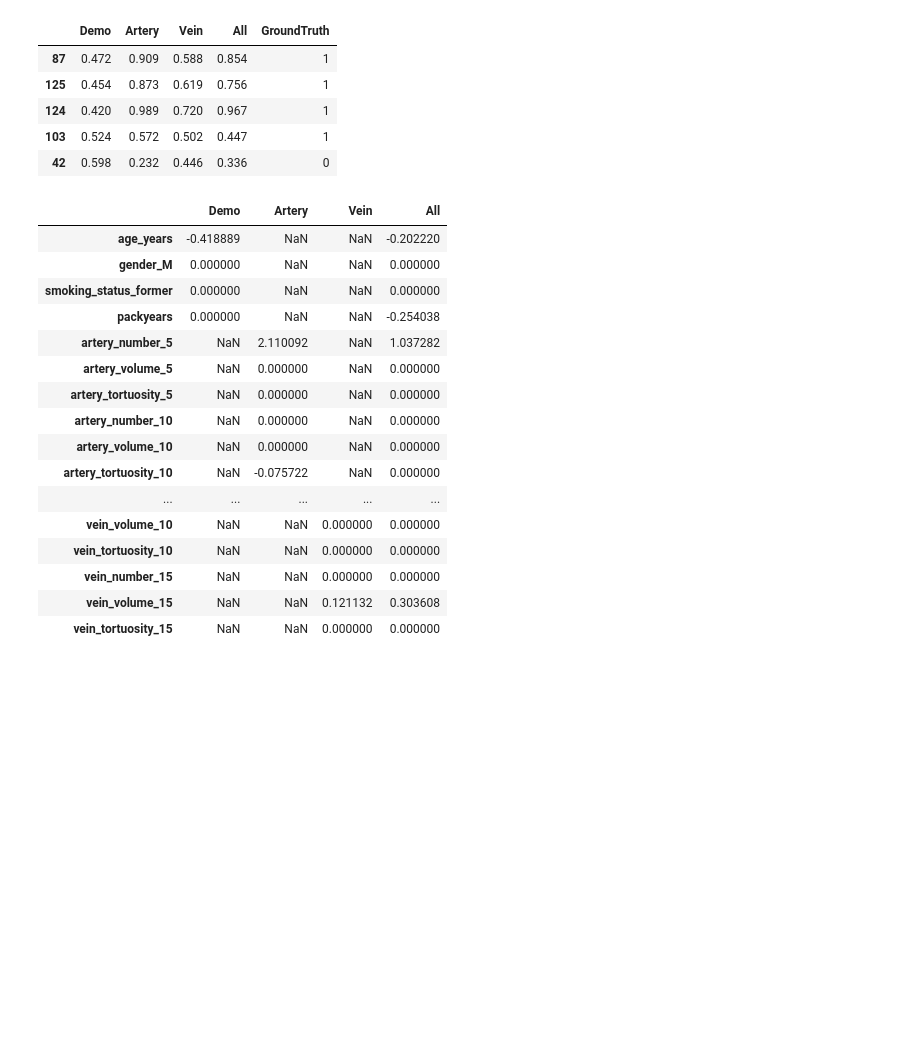
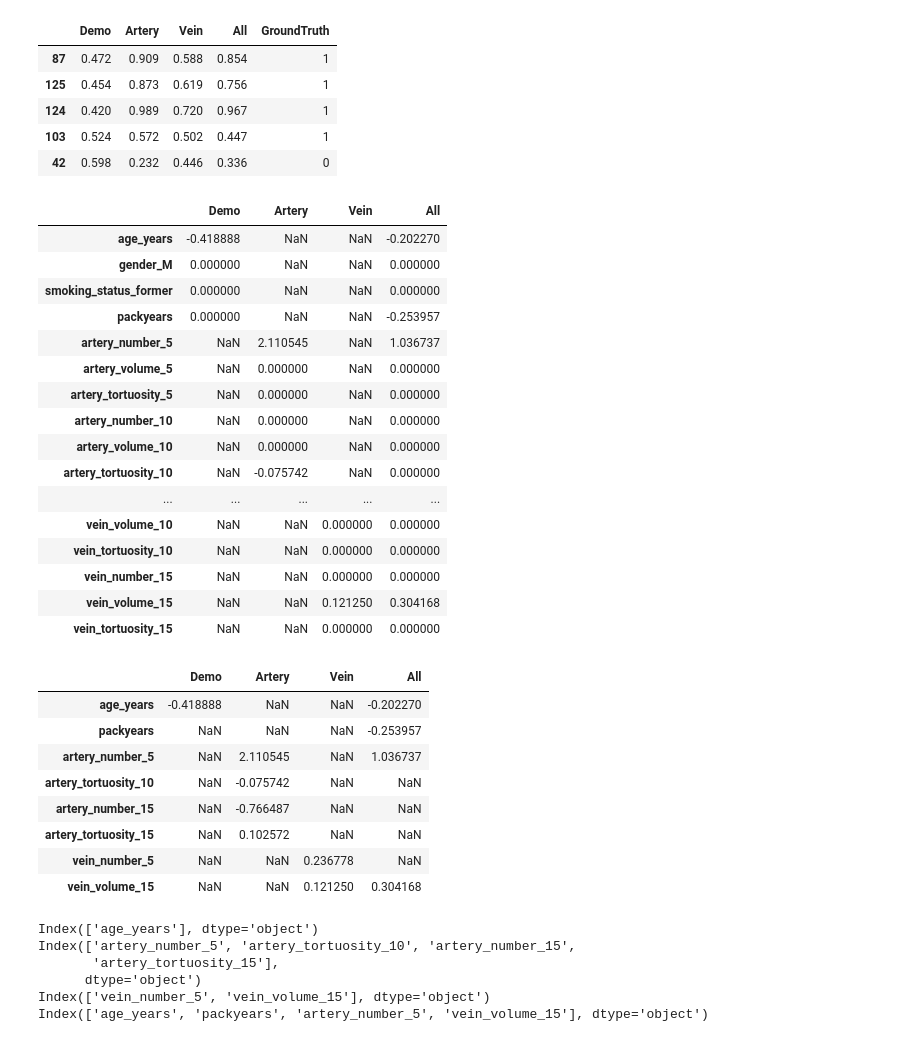
Before and after one commit to qaust/malignancy, a Jupyter notebook: notebooks/classification.ipynb, the cells around one changed output. Drawn from its saved outputs; the diff is of its cells as text; code cells hidden in the pictures; blank space fills up the shorter version.

```diff
--- a/notebooks/classification.ipynb
+++ b/notebooks/classification.ipynb
@@ -202,23 +207,54 @@ predictions.round(3).head()
 | 124 | 0.420 | 0.989 | 0.720 | 0.967 | 1 |
 | 103 | 0.524 | 0.572 | 0.502 | 0.447 | 1 |
 | 42 | 0.598 | 0.232 | 0.446 | 0.336 | 0 |
+# %%
+coefficients
+# %% [output]
+|  | Demo | Artery | Vein | All |
+| age_years | -0.418888 | NaN | NaN | -0.202270 |
+| gender_M | 0.000000 | NaN | NaN | 0.000000 |
+| smoking_status_former | 0.000000 | NaN | NaN | 0.000000 |
+| packyears | 0.000000 | NaN | NaN | -0.253957 |
+| artery_number_5 | NaN | 2.110545 | NaN | 1.036737 |
+| artery_volume_5 | NaN | 0.000000 | NaN | 0.000000 |
+| artery_tortuosity_5 | NaN | 0.000000 | NaN | 0.000000 |
+| artery_number_10 | NaN | 0.000000 | NaN | 0.000000 |
+| artery_volume_10 | NaN | 0.000000 | NaN | 0.000000 |
+| artery_tortuosity_10 | NaN | -0.075742 | NaN | 0.000000 |
+| ... | ... | ... | ... | ... |
+| vein_volume_10 | NaN | NaN | 0.000000 | 0.000000 |
+| vein_tortuosity_10 | NaN | NaN | 0.000000 | 0.000000 |
+| vein_number_15 | NaN | NaN | 0.000000 | 0.000000 |
+| vein_volume_15 | NaN | NaN | 0.121250 | 0.304168 |
+| vein_tortuosity_15 | NaN | NaN | 0.000000 | 0.000000 |
 # %%
-coefficients
+nonzero_coefs = coefficients[np.abs(coefficients) > 0].dropna(how='all')
+nonzero_coefs.to_csv('../output/nonzero_coefs_regularized.csv', index=True)
+nonzero_coefs
 # %% [output]
 |  | Demo | Artery | Vein | All |
-| age_years | -0.418889 | NaN | NaN | -0.202220 |
-| gender_M | 0.000000 | NaN | NaN | 0.000000 |
-| smoking_status_former | 0.000000 | NaN | NaN | 0.000000 |
-| packyears | 0.000000 | NaN | NaN | -0.254038 |
-| artery_number_5 | NaN | 2.110092 | NaN | 1.037282 |
-| artery_volume_5 | NaN | 0.000000 | NaN | 0.000000 |
-| artery_tortuosity_5 | NaN | 0.000000 | NaN | 0.000000 |
-| artery_number_10 | NaN | 0.000000 | NaN | 0.000000 |
-| artery_volume_10 | NaN | 0.000000 | NaN | 0.000000 |
-| artery_tortuosity_10 | NaN | -0.075722 | NaN | 0.000000 |
-| ... | ... | ... | ... | ... |
-| vein_volume_10 | NaN | NaN | 0.000000 | 0.000000 |
-| vein_tortuosity_10 | NaN | NaN | 0.000000 | 0.000000 |
-| vein_number_15 | NaN | NaN | 0.000000 | 0.000000 |
-| vein_volume_15 | NaN | NaN | 0.121132 | 0.303608 |
-| vein_tortuosity_15 | NaN | NaN | 0.000000 | 0.000000 |
+| age_years | -0.418888 | NaN | NaN | -0.202270 |
+| packyears | NaN | NaN | NaN | -0.253957 |
+| artery_number_5 | NaN | 2.110545 | NaN | 1.036737 |
+| artery_tortuosity_10 | NaN | -0.075742 | NaN | NaN |
+| artery_number_15 | NaN | -0.766487 | NaN | NaN |
+| artery_tortuosity_15 | NaN | 0.102572 | NaN | NaN |
+| vein_number_5 | NaN | NaN | 0.236778 | NaN |
+| vein_volume_15 | NaN | NaN | 0.121250 | 0.304168 |
+# %%
+remaining_demo = coefficients.loc[np.abs(coefficients['Demo']) > 0, 'Demo'].index
+remaining_arte = coefficients.loc[np.abs(coefficients['Artery']) > 0, 'Artery'].index
+remaining_vein = coefficients.loc[np.abs(coefficients['Vein']) > 0, 'Vein'].index
+remaining_all = coefficients.loc[np.abs(coefficients['All']) > 0, 'All'].index
+
+print(remaining_demo)
+print(remaining_arte)
+print(remaining_vein)
+print(remaining_all)
+# %% [output]
+Index(['age_years'], dtype='object')
+Index(['artery_number_5', 'artery_tortuosity_10', 'artery_number_15',
+       'artery_tortuosity_15'],
+      dtype='object')
+Index(['vein_number_5', 'vein_volume_15'], dtype='object')
+Index(['age_years', 'packyears', 'artery_number_5', 'vein_volume_15'], dtype='object')
```
Also changed, not shown: parts of 13 cells of this notebook, 1 other file.
